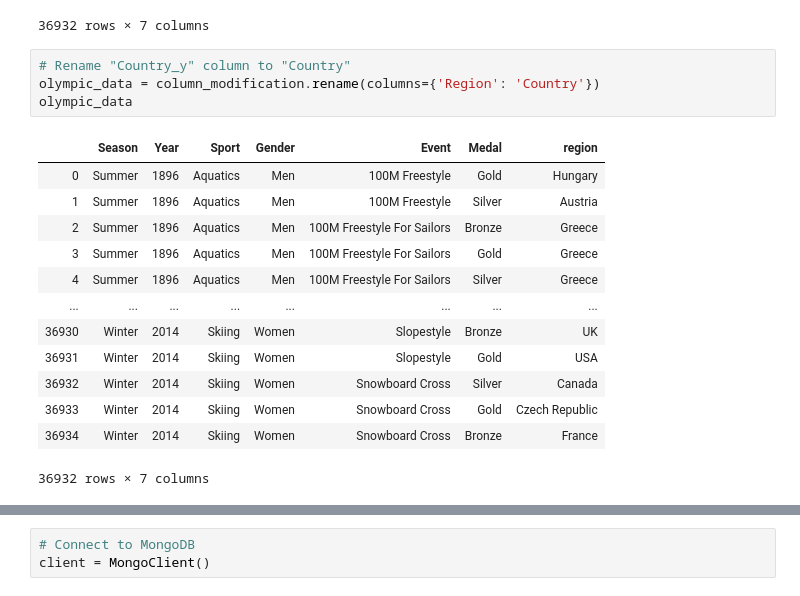
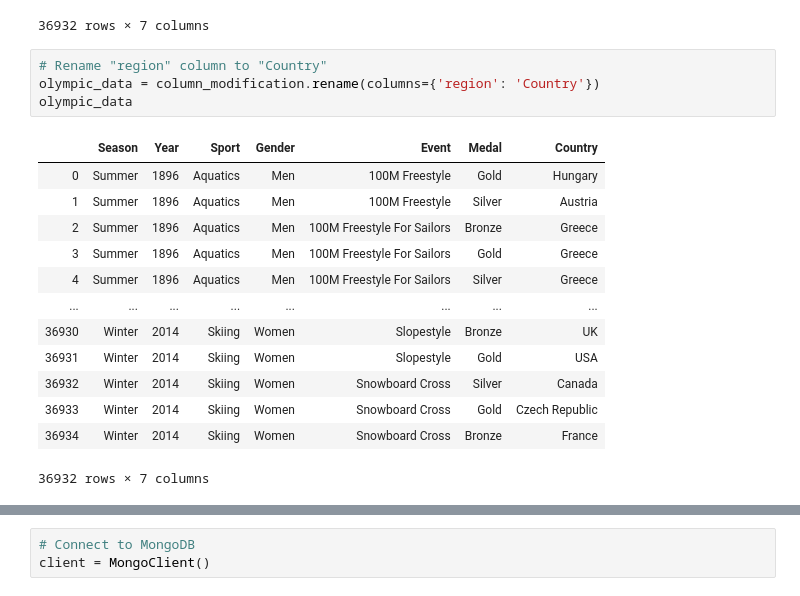
Before and after one commit to CD-JCaro/Olympic-Medal-Dashboard, a Jupyter notebook: Olympic_Sports_and_Medal.ipynb, the cells around one changed output, grey strips where cells are left out. Saved outputs shown, nothing was run; the diff lists cells and outputs as text.

```diff
--- a/Olympic_Sports_and_Medal.ipynb
+++ b/Olympic_Sports_and_Medal.ipynb
@@ -294,11 +294,11 @@ column_modification
 | 36934 | Winter | 2014 | Skiing | Women | Snowboard Cross | Bronze | France |
 36932 rows × 7 columns
 # %%
-# Rename "Country_y" column to "Country"
-olympic_data = column_modification.rename(columns={'Region': 'Country'})
+# Rename "region" column to "Country"
+olympic_data = column_modification.rename(columns={'region': 'Country'})
 olympic_data
 # %% [output]
-|  | Season | Year | Sport | Gender | Event | Medal | region |
+|  | Season | Year | Sport | Gender | Event | Medal | Country |
 | 0 | Summer | 1896 | Aquatics | Men | 100M Freestyle | Gold | Hungary |
 | 1 | Summer | 1896 | Aquatics | Men | 100M Freestyle | Silver | Austria |
 | 2 | Summer | 1896 | Aquatics | Men | 100M Freestyle For Sailors | Bronze | Greece |
```
Also changed, not shown: parts of 1 cell of this notebook, 2 other files.
